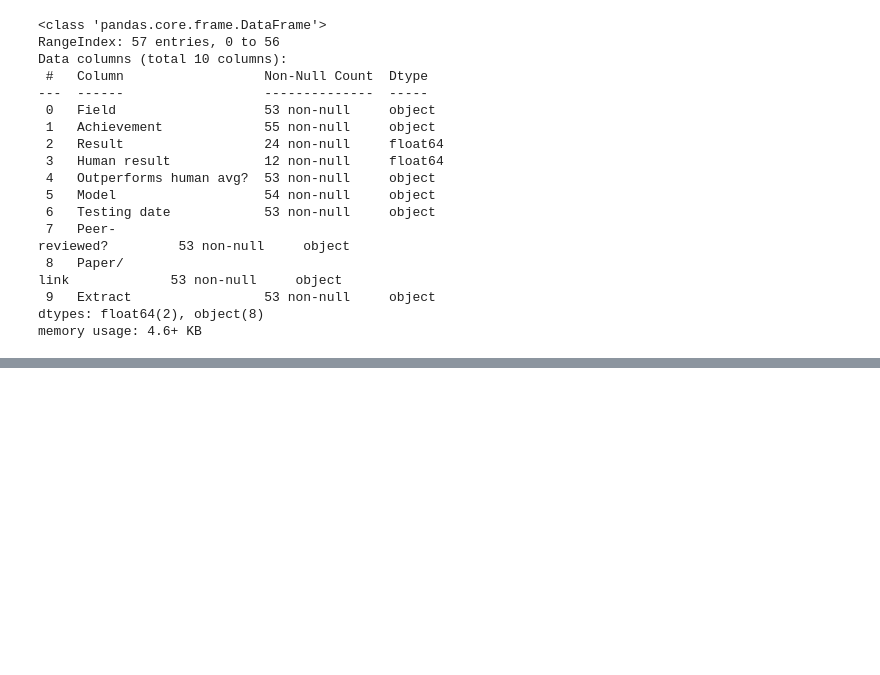
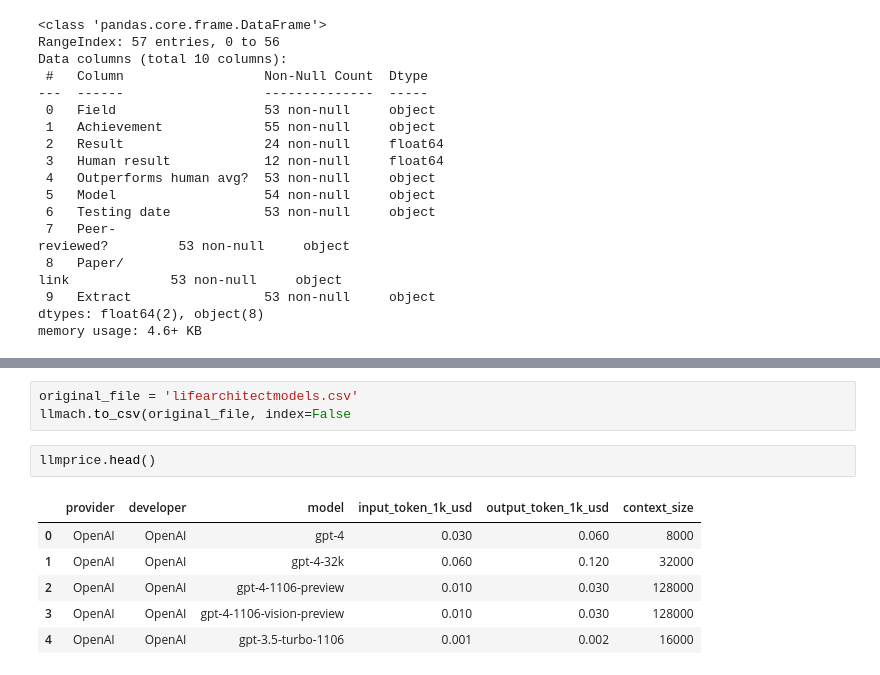
Before and after one commit to jack-baxter/AAI540-Final-G3, a Jupyter notebook: 0datapreproc.ipynb, the cells around one changed output, grey strips where cells are left out. Cells and saved outputs as stored; diff of their text form; blank space fills up the shorter version.

```diff
--- a/0datapreproc.ipynb
+++ b/0datapreproc.ipynb
@@ -166,0 +189,12 @@ memory usage: 4.6+ KB
+# %%
+original_file = 'lifearchitectmodels.csv'
+llmach.to_csv(original_file, index=False
+# %%
+llmprice.head()
+# %% [output]
+|  | provider | developer | model | input_token_1k_usd | output_token_1k_usd | context_size |
+| 0 | OpenAI | OpenAI | gpt-4 | 0.030 | 0.060 | 8000 |
+| 1 | OpenAI | OpenAI | gpt-4-32k | 0.060 | 0.120 | 32000 |
+| 2 | OpenAI | OpenAI | gpt-4-1106-preview | 0.010 | 0.030 | 128000 |
+| 3 | OpenAI | OpenAI | gpt-4-1106-vision-preview | 0.010 | 0.030 | 128000 |
+| 4 | OpenAI | OpenAI | gpt-3.5-turbo-1106 | 0.001 | 0.002 | 16000 |
```
Also changed, not shown: parts of 12 cells of this notebook.
